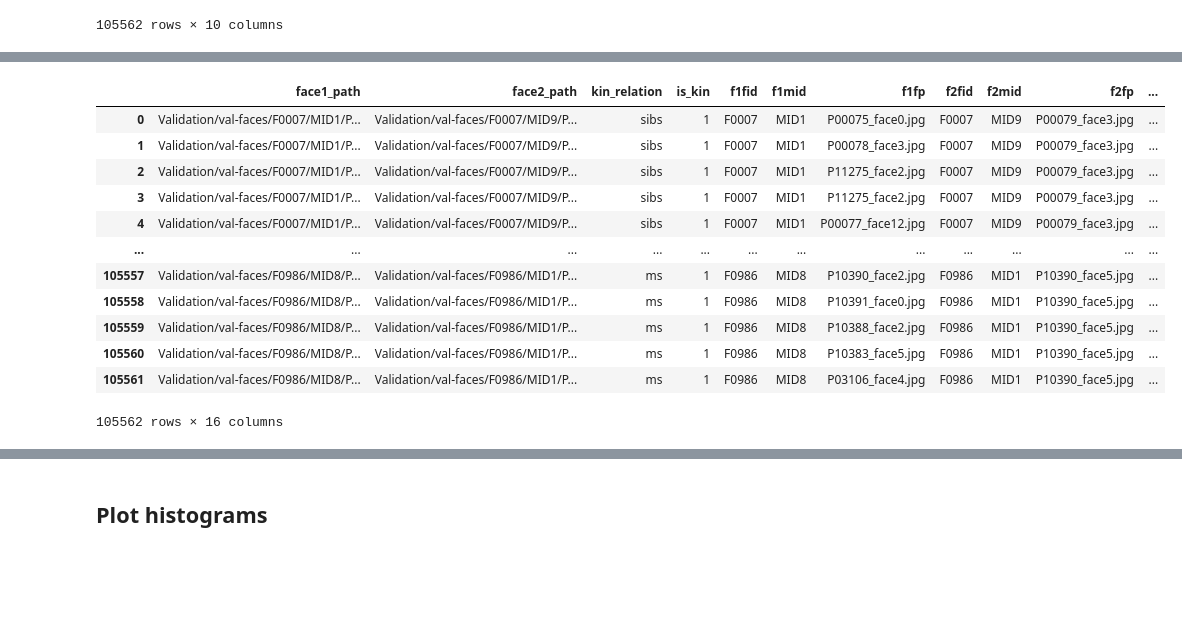
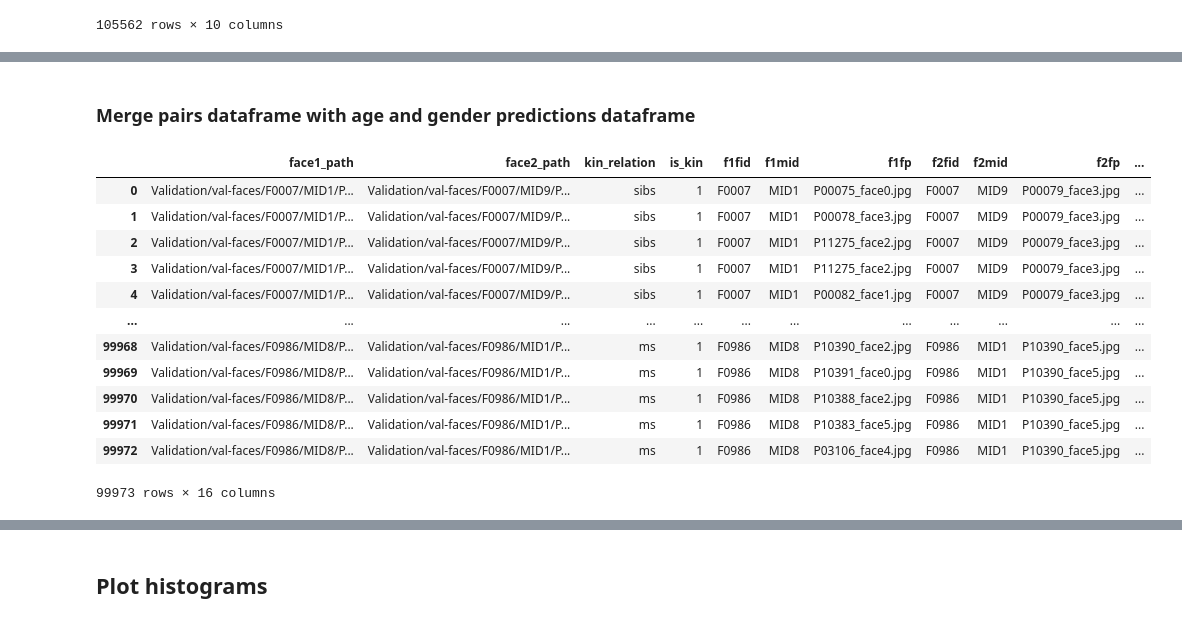
Before and after one commit to vitalwarley/research, a Jupyter notebook: notebooks/rfiw_age_gender_analysis.ipynb, the cells around one changed output, grey strips where cells are left out. Cells and saved outputs as stored; diff of their text form; code cells hidden in the pictures; blank space fills up the shorter version.

```diff
--- a/notebooks/rfiw_age_gender_analysis.ipynb
+++ b/notebooks/rfiw_age_gender_analysis.ipynb
@@ -116,4 +89,0 @@ ag_preds
-# %%
-ag_preds.fillna(0, inplace=True)
-ag_preds.replace({None: 'unknown'}, inplace=True)
-ag_preds
@@ -152,0 +190,3 @@ What I found while coding:
+# %%
+original_ag_preds = ag_preds.copy()
+ag_preds = ag_preds[ag_preds.age != 0]
@@ -153,11 +220,14 @@ What I found while coding:
 # %%
 def load_data(path: str):
-    df = pd.read_csv(path,
-                     delimiter=" ",  header=None,
-                     names=["id", "face1_path", "face2_path", "kin_relation", "is_kin"],
-                    )
+    df = pd.read_csv(
+        path,
+        delimiter=" ",
+        header=None,
+        names=["id", "face1_path", "face2_path", "kin_relation", "is_kin"],
+    )
     df.drop(["id"], inplace=True, axis=1)
     return df
+
 
 val_pairs_fp = Path(HERE, "../rfiw2021/Track1/sample0/val.txt")
 val_pairs_fp_model_sel = Path(HERE, "../rfiw2021/Track1/sample0/val_choose.txt")
@@ -221,22 +277,28 @@ ag_preds
+# %% [markdown]
+### Merge pairs dataframe with age and gender predictions dataframe
 # %%
-val_pairs = val_pairs.merge(ag_preds, left_on=['f1fid', 'f1mid', 'f1fp'], right_on=['fid', 'mid', 'pid_filename'], how='inner')
-val_pairs.rename(columns={'age': 'f1_age', 'gender': 'f1_gender', 'gender_score': 'f1_gender_score'}, inplace=True)
-val_pairs.drop(['fid', 'mid', 'pid_filename'], axis=1, inplace=True)
-val_pairs = val_pairs.merge(ag_preds, left_on=['f2fid', 'f2mid', 'f2fp'], right_on=['fid', 'mid', 'pid_filename'], how='inner')
-val_pairs.rename(columns={'age': 'f2_age', 'gender': 'f2_gender', 'gender_score': 'f2_gender_score'}, inplace=True)
-val_pairs.drop(['fid', 'mid', 'pid_filename'], axis=1, inplace=True)
+val_pairs = val_pairs.merge(
+    ag_preds, left_on=["f1fid", "f1mid", "f1fp"], right_on=["fid", "mid", "pid_filename"], how="inner"
+)
+val_pairs.rename(columns={"age": "f1_age", "gender": "f1_gender", "gender_score": "f1_gender_score"}, inplace=True)
+val_pairs.drop(["fid", "mid", "pid_filename"], axis=1, inplace=True)
+val_pairs = val_pairs.merge(
+    ag_preds, left_on=["f2fid", "f2mid", "f2fp"], right_on=["fid", "mid", "pid_filename"], how="inner"
+)
+val_pairs.rename(columns={"age": "f2_age", "gender": "f2_gender", "gender_score": "f2_gender_score"}, inplace=True)
+val_pairs.drop(["fid", "mid", "pid_filename"], axis=1, inplace=True)
 val_pairs
 # %% [output]
 |  | face1_path | face2_path | kin_relation | is_kin | f1fid | f1mid | f1fp | f2fid | f2mid | f2fp | ... |
 | 0 | Validation/val-faces/F0007/MID1/P... | Validation/val-faces/F0007/MID9/P... | sibs | 1 | F0007 | MID1 | P00075_face0.jpg | F0007 | MID9 | P00079_face3.jpg | ... |
 | 1 | Validation/val-faces/F0007/MID1/P... | Validation/val-faces/F0007/MID9/P... | sibs | 1 | F0007 | MID1 | P00078_face3.jpg | F0007 | MID9 | P00079_face3.jpg | ... |
 | 2 | Validation/val-faces/F0007/MID1/P... | Validation/val-faces/F0007/MID9/P... | sibs | 1 | F0007 | MID1 | P11275_face2.jpg | F0007 | MID9 | P00079_face3.jpg | ... |
 | 3 | Validation/val-faces/F0007/MID1/P... | Validation/val-faces/F0007/MID9/P... | sibs | 1 | F0007 | MID1 | P11275_face2.jpg | F0007 | MID9 | P00079_face3.jpg | ... |
-| 4 | Validation/val-faces/F0007/MID1/P... | Validation/val-faces/F0007/MID9/P... | sibs | 1 | F0007 | MID1 | P00077_face12.jpg | F0007 | MID9 | P00079_face3.jpg | ... |
+| 4 | Validation/val-faces/F0007/MID1/P... | Validation/val-faces/F0007/MID9/P... | sibs | 1 | F0007 | MID1 | P00082_face1.jpg | F0007 | MID9 | P00079_face3.jpg | ... |
 | ... | ... | ... | ... | ... | ... | ... | ... | ... | ... | ... | ... |
-| 105557 | Validation/val-faces/F0986/MID8/P... | Validation/val-faces/F0986/MID1/P... | ms | 1 | F0986 | MID8 | P10390_face2.jpg | F0986 | MID1 | P10390_face5.jpg | ... |
-| 105558 | Validation/val-faces/F0986/MID8/P... | Validation/val-faces/F0986/MID1/P... | ms | 1 | F0986 | MID8 | P10391_face0.jpg | F0986 | MID1 | P10390_face5.jpg | ... |
-| 105559 | Validation/val-faces/F0986/MID8/P... | Validation/val-faces/F0986/MID1/P... | ms | 1 | F0986 | MID8 | P10388_face2.jpg | F0986 | MID1 | P10390_face5.jpg | ... |
-| 105560 | Validation/val-faces/F0986/MID8/P... | Validation/val-faces/F0986/MID1/P... | ms | 1 | F0986 | MID8 | P10383_face5.jpg | F0986 | MID1 | P10390_face5.jpg | ... |
-| 105561 | Validation/val-faces/F0986/MID8/P... | Validation/val-faces/F0986/MID1/P... | ms | 1 | F0986 | MID8 | P03106_face4.jpg | F0986 | MID1 | P10390_face5.jpg | ... |
+| 99968 | Validation/val-faces/F0986/MID8/P... | Validation/val-faces/F0986/MID1/P... | ms | 1 | F0986 | MID8 | P10390_face2.jpg | F0986 | MID1 | P10390_face5.jpg | ... |
+| 99969 | Validation/val-faces/F0986/MID8/P... | Validation/val-faces/F0986/MID1/P... | ms | 1 | F0986 | MID8 | P10391_face0.jpg | F0986 | MID1 | P10390_face5.jpg | ... |
+| 99970 | Validation/val-faces/F0986/MID8/P... | Validation/val-faces/F0986/MID1/P... | ms | 1 | F0986 | MID8 | P10388_face2.jpg | F0986 | MID1 | P10390_face5.jpg | ... |
+| 99971 | Validation/val-faces/F0986/MID8/P... | Validation/val-faces/F0986/MID1/P... | ms | 1 | F0986 | MID8 | P10383_face5.jpg | F0986 | MID1 | P10390_face5.jpg | ... |
+| 99972 | Validation/val-faces/F0986/MID8/P... | Validation/val-faces/F0986/MID1/P... | ms | 1 | F0986 | MID8 | P03106_face4.jpg | F0986 | MID1 | P10390_face5.jpg | ... |
-105562 rows × 16 columns
+99973 rows × 16 columns
```
Also changed, not shown: parts of 36 cells of this notebook, 2 other files.
